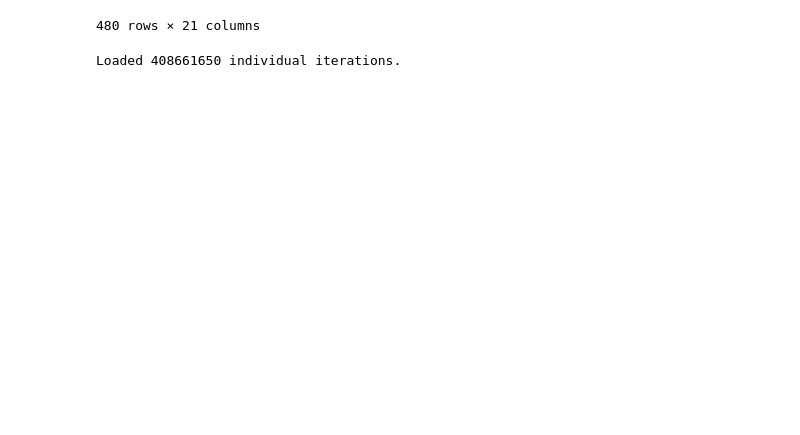
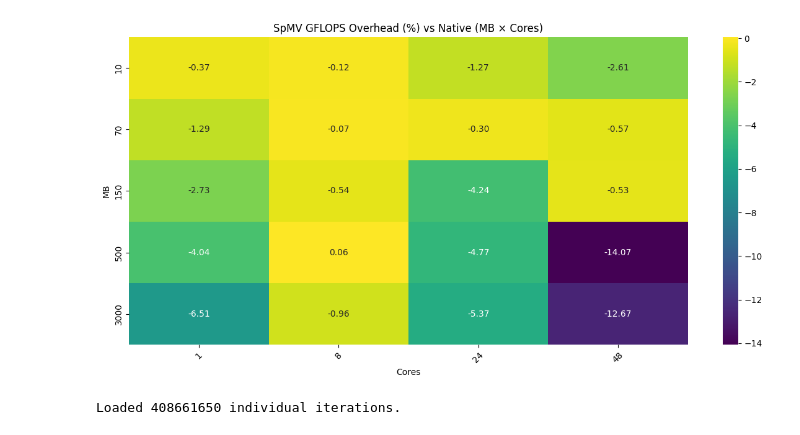
Before and after one commit to engelsm/MA-bench-framework, a Jupyter notebook: benchmark/spmv/analysis.ipynb, the cells around one changed output. Drawn from its saved outputs; the diff is of its cells as text; code cells hidden in the pictures; blank space fills up the shorter version.

Commit message:
spmv analysis ready to go, all cleaned data

```diff
--- a/benchmark/spmv/analysis.ipynb
+++ b/benchmark/spmv/analysis.ipynb
@@ -64,3 +209,27 @@ Loaded 480 cleaned configurations.
 # %%
-df
+metric = "SpMV_GFLOPS_pct"
+
+heatmap_data = (
+    overhead_df
+    .groupby(["MB", "Cores"])[metric]
+    .mean()
+    .reset_index()
+    .pivot(index="MB", columns="Cores", values=metric)
+)
+
+# Plot
+plt.figure(figsize=(12, 6))
+sns.heatmap(
+    heatmap_data,
+    annot=True,
+    fmt=".2f",
+    cmap="viridis"
+)
+
+plt.title("SpMV GFLOPS Overhead (%) vs Native (MB × Cores)")
+plt.ylabel("MB")
+plt.xlabel("Cores")
+plt.xticks(rotation=45)
+plt.tight_layout()
+plt.show()
 # %% [output]
@@ -79,2 +236,2 @@ df
-480 rows × 21 columns
+[figure, added]
 # %%
```
Also changed, not shown: parts of 12 cells of this notebook.
